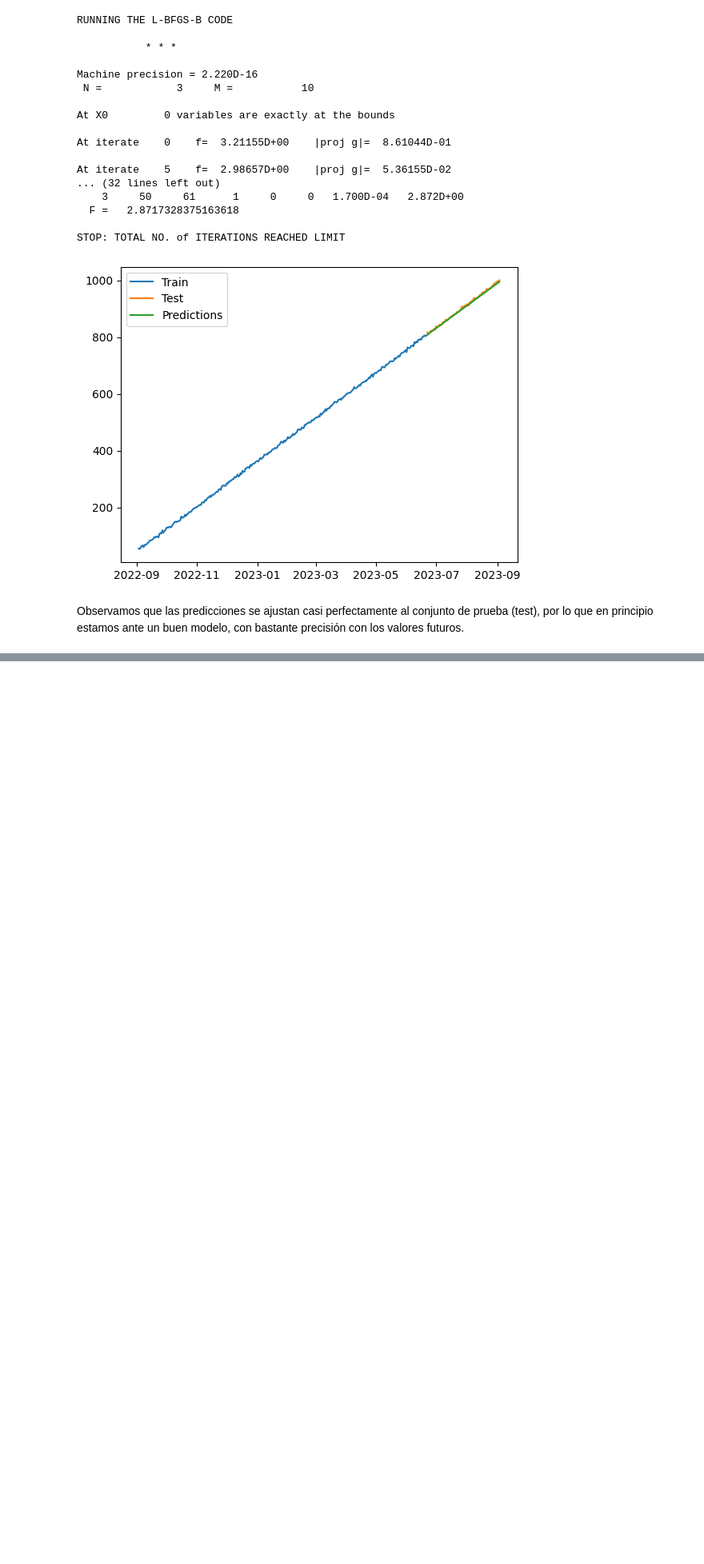
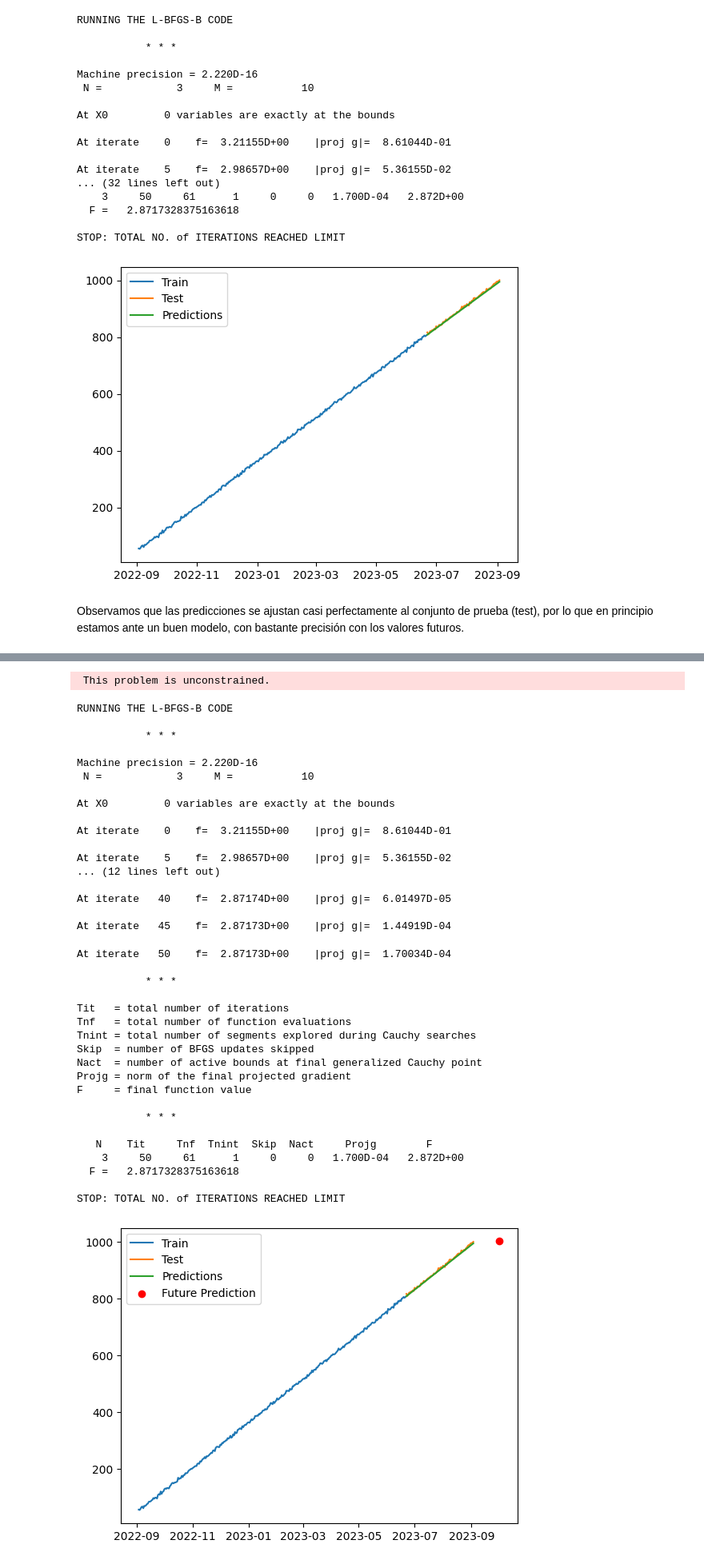
Before and after one commit to RmVa23/time-series, a Jupyter notebook: src/explore.ipynb, the cells around one changed output, grey strips where cells are left out. Shown at 80% size. Saved outputs shown, nothing was run; the diff lists cells and outputs as text; code cells hidden in the pictures; blank space fills up the shorter version.

Commit message:
validacion prediccion pipeline

```diff
--- a/src/explore.ipynb
+++ b/src/explore.ipynb
@@ -427,0 +450,3 @@ Observamos que las predicciones se ajustan casi perfectamente al conjunto de pru
+# %%
+data_p = pd.read_csv('https://raw.githubusercontent.com/4GeeksAcademy/alternative-time-series-project/main/sales.csv')
+data_p.head()
@@ -427,0 +494,55 @@ Observamos que las predicciones se ajustan casi perfectamente al conjunto de pru
+# %%
+# Validación temporal
+ts = preprocess_data(data_p)
+train_size = int(len(ts) * 0.8)
+train, test = ts[0:train_size], ts[train_size:]
+model_val = SARIMAX(train, order=(1, 1, 1))
+fitted_model = model_val.fit()
+predictions = fitted_model.forecast(steps=len(test))
+
+# Comparar predicciones con datos reales
+plt.plot(train.index, train, label='Train')
+plt.plot(test.index, test, label='Test')
+plt.plot(test.index, predictions, label='Predictions')
+plt.scatter([fecha_futura], [prediccion_futura[0]], color='red', label='Future Prediction')  # Agregar la predicción futura como un punto rojo
+plt.legend()
+plt.show()
+# %% [output]
+ This problem is unconstrained.
+RUNNING THE L-BFGS-B CODE
+
+           * * *
+
+Machine precision = 2.220D-16
+ N =            3     M =           10
+
+At X0         0 variables are exactly at the bounds
+
+At iterate    0    f=  3.21155D+00    |proj g|=  8.61044D-01
+
+At iterate    5    f=  2.98657D+00    |proj g|=  5.36155D-02
+... (12 lines left out)
+
+At iterate   40    f=  2.87174D+00    |proj g|=  6.01497D-05
+
+At iterate   45    f=  2.87173D+00    |proj g|=  1.44919D-04
+At iterate   50    f=  2.87173D+00    |proj g|=  1.70034D-04
+
+           * * *
+
+Tit   = total number of iterations
+Tnf   = total number of function evaluations
+Tnint = total number of segments explored during Cauchy searches
+Skip  = number of BFGS updates skipped
+Nact  = number of active bounds at final generalized Cauchy point
+Projg = norm of the final projected gradient
+F     = final function value
+
+           * * *
+
+   N    Tit     Tnf  Tnint  Skip  Nact     Projg        F
+    3     50     61      1     0     0   1.700D-04   2.872D+00
+  F =   2.8717328375163618
+
+STOP: TOTAL NO. of ITERATIONS REACHED LIMIT
+[figure, added]
```
Also changed, not shown: parts of 12 cells of this notebook, 4 other files.
